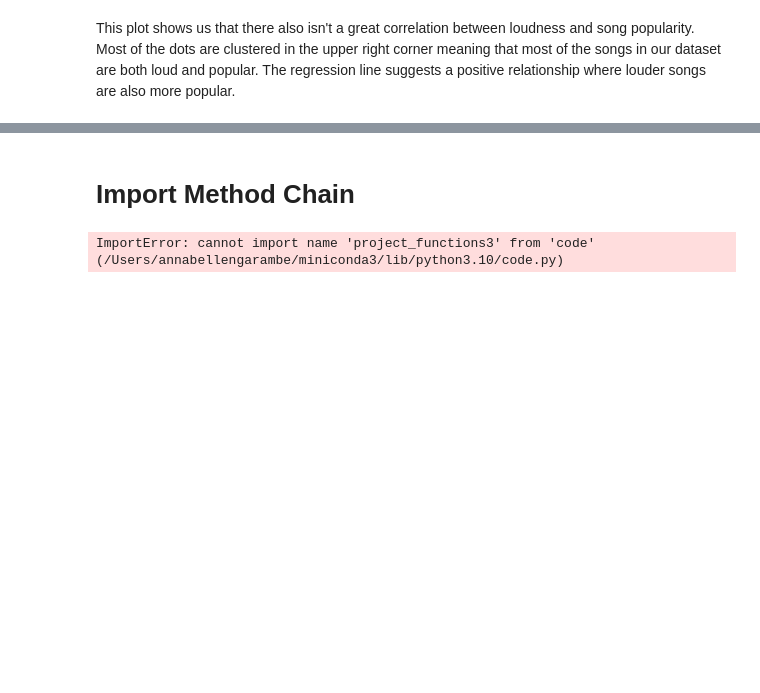
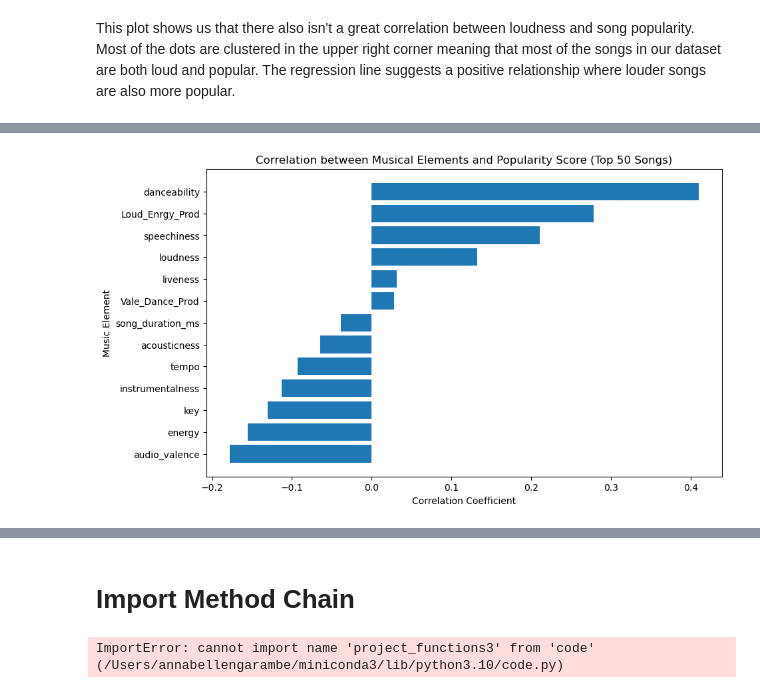
Before and after one commit to ubco-W2022T2-data301/project-group-group48, a Jupyter notebook: analysis/analysis3.ipynb, the cells around one changed output, grey strips where cells are left out. Cells and saved outputs as stored; diff of their text form; code cells hidden in the pictures; blank space fills up the shorter version.

```diff
--- a/analysis/analysis3.ipynb
+++ b/analysis/analysis3.ipynb
@@ -406,0 +268,15 @@ plt.show()
+# %%
+musical_elements = [ 'danceability', 'Loud_Enrgy_Prod', 'speechiness', 'loudness', 'liveness', 'Vale_Dance_Prod', 'song_duration_ms', 'acousticness', 'tempo', 'instrumentalness', 'key', 'energy', 'audio_valence']
+corr_coefficients = [ 0.409578, 0.278309, 0.211061, 0.132362, 0.031396, 0.027789, -0.038568, -0.064871, -0.092738, -0.112990, -0.130548, -0.155392, -0.177921]
+
+
+fig, ax = plt.subplots(figsize=(10,6))
+
+ax.barh(musical_elements, corr_coefficients)
+ax.invert_yaxis()
+ax.set_xlabel('Correlation Coefficient')
+ax.set_ylabel('Music Element')
+ax.set_title('Correlation between Musical Elements and Popularity Score (Top 50 Songs)')
+plt.show()
+# %% [output]
+[figure, added]
```
Also changed, not shown: parts of 91 cells of this notebook, 1 other file.
